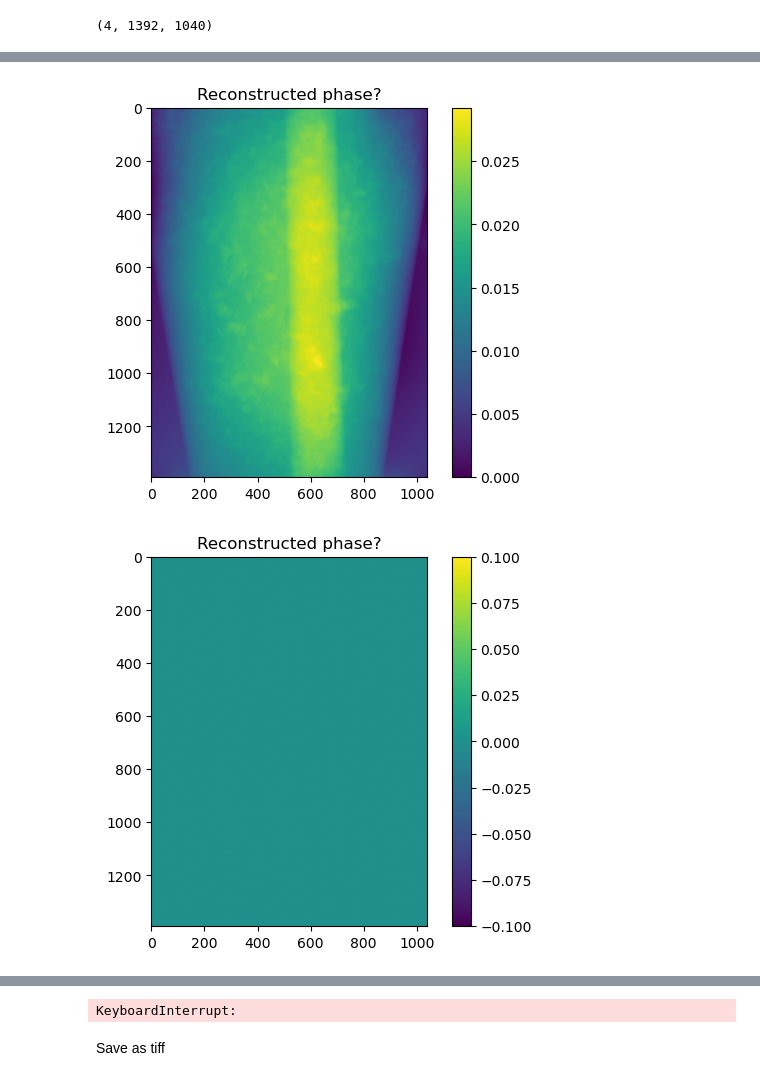
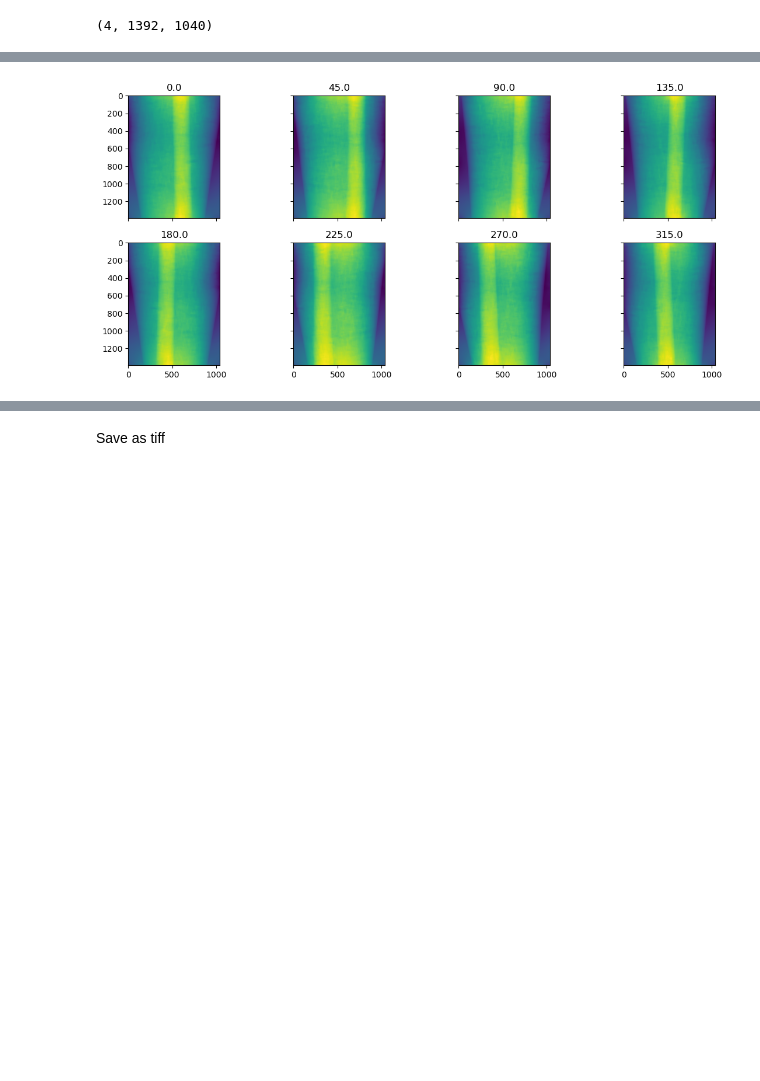
Before and after one commit to kwokkenton/optea, a Jupyter notebook: led_array/agarose_phantom_analysis.ipynb, the cells around one changed output, grey strips where cells are left out. Cells and saved outputs as stored; diff of their text form; code cells hidden in the pictures; blank space fills up the shorter version.

```diff
--- a/led_array/agarose_phantom_analysis.ipynb
+++ b/led_array/agarose_phantom_analysis.ipynb
@@ -227,10 +235,2 @@ def do_fourier_integration(dphi_x, dphi_y, freq_x, freq_y):
 # %% [markdown]
 Demonstrate this for 1 slice
-# %%
-freq_x = np.fft.fftfreq(im_height)
-freq_y = np.fft.fftfreq(im_width)
-freq_x = np.fft.fftshift(freq_x)
-freq_y = np.fft.fftshift(freq_y)
-
-initial = do_fourier_integration(left_right[0, :,:], top_bottom[0, :,:], freq_x, freq_y)
-phi = -(initial - np.max(initial) )* e*1e3 * im_width
@@ -264,7 +281,7 @@ num_projections = 400
 phase_contrast = np.zeros((num_projections, im_height, im_width))
 
 for i in tqdm(range(num_projections)):
-    phi = do_fourier_integration(left_right[i], top_bottom[i], freq_x, freq_y)
+    phi = do_fourier_integration(top_bottom[i], left_right[i], freq_x, freq_y)
     phase_contrast[i] = phi
 # %% [markdown]
 Background testing
@@ -296,6 +315,6 @@ del phantom
 # %%
 # phase_contrast_subtracted = (phase_contrast - np.array(means)[:,None,None])* e*1e6*im_width
-phase_contrast_subtracted = -(phase_contrast - np.max(phase_contrast, axis=(1,2))[:,None,None])* (e*1e3*im_width)
+phase_contrast_subtracted = (phase_contrast - np.min(phase_contrast, axis=(1,2))[:,None,None])* (e*1e3)
 # %%
 plt.imshow(phase_contrast_subtracted[0] )
 plt.colorbar()
@@ -324,9 +334,17 @@ plt.show()
 # %%
-for i in np.arange(0,400,50):
-    plt.imshow(phase_contrast_subtracted[i])
-    plt.colorbar()
-    plt.title('Reconstructed phase?')
-    plt.show()
+# for i in np.arange(0,400,50):
+#     plt.imshow(phase_contrast_subtracted[i])
+#     plt.colorbar()
+#     plt.title('Reconstructed phase?')
+#     plt.show()
+
+fig, axes = plt.subplots(ncols=4,nrows=2, sharex=True, sharey=True, figsize=(14,6))
+
+for i, ax in enumerate(axes.flat):
+    index = i* 400/8
+    ax.imshow(phase_contrast_subtracted[int(index)])
+    ax.set_title(index/400*360)
+
+plt.show()
 # %% [output]
-[figure, old version]
+[figure, new version]
-[figure, removed]
@@ -336,3 +351,2 @@ for i in np.arange(0,400,50):
-KeyboardInterrupt:
 # %%
 import pickle
```
Also changed, not shown: parts of 23 cells of this notebook, 1 other file.
